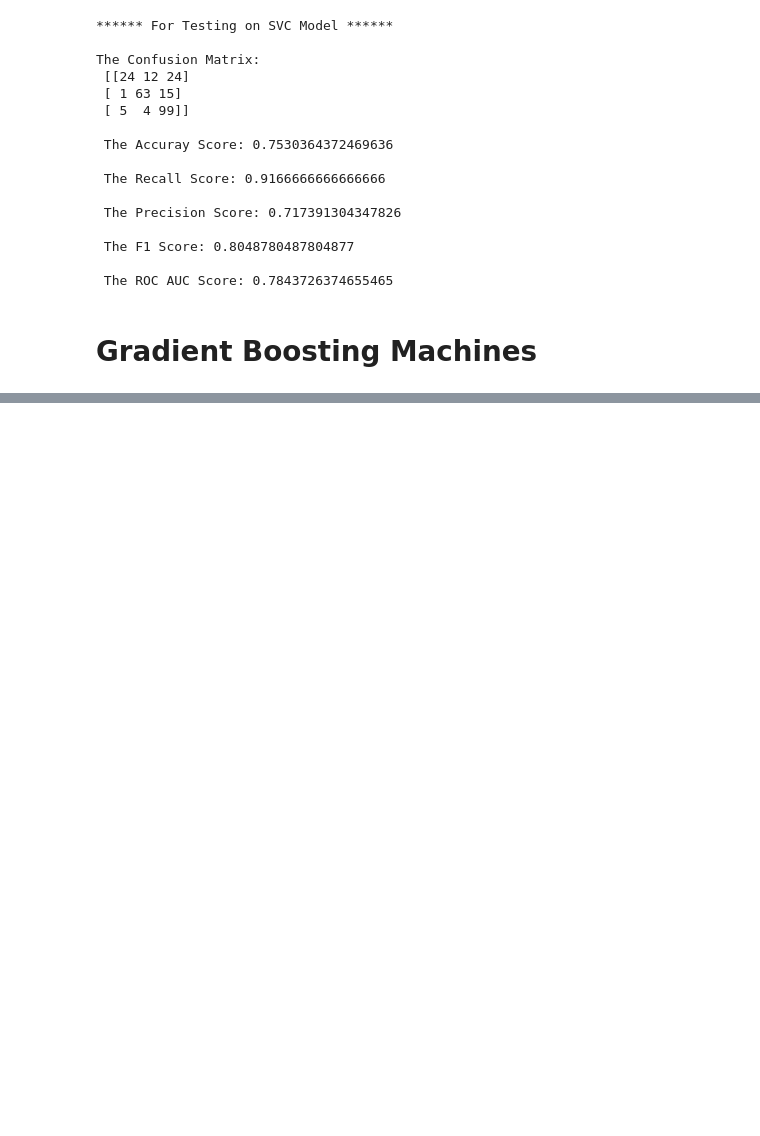
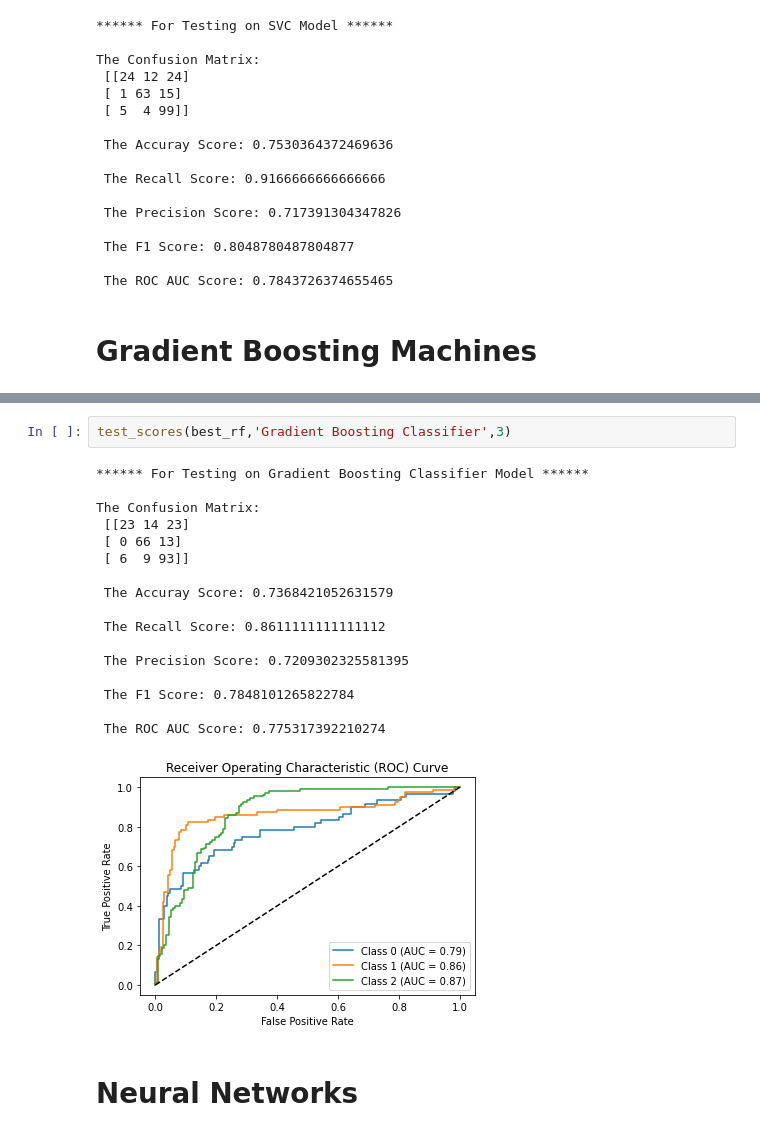
Before and after one commit to Mohitchvk/OSMI-Mental-Health-Illness-Classifier, a Jupyter notebook: classifier.ipynb, the cells around one changed output, grey strips where cells are left out. Saved outputs shown, nothing was run; the diff lists cells and outputs as text; blank space fills up the shorter version.

```diff
--- a/classifier.ipynb
+++ b/classifier.ipynb
@@ -352,0 +425,22 @@ The Confusion Matrix:
+# %%
+test_scores(best_rf,'Gradient Boosting Classifier',3)
+# %% [output]
+****** For Testing on Gradient Boosting Classifier Model ******
+
+The Confusion Matrix:
+ [[23 14 23]
+ [ 0 66 13]
+ [ 6  9 93]]
+
+ The Accuray Score: 0.7368421052631579
+
+ The Recall Score: 0.8611111111111112
+
+ The Precision Score: 0.7209302325581395
+
+ The F1 Score: 0.7848101265822784
+
+ The ROC AUC Score: 0.775317392210274
+[figure, added]
+# %% [markdown]
+# Neural Networks
```
Also changed, not shown: parts of 14 cells of this notebook.
